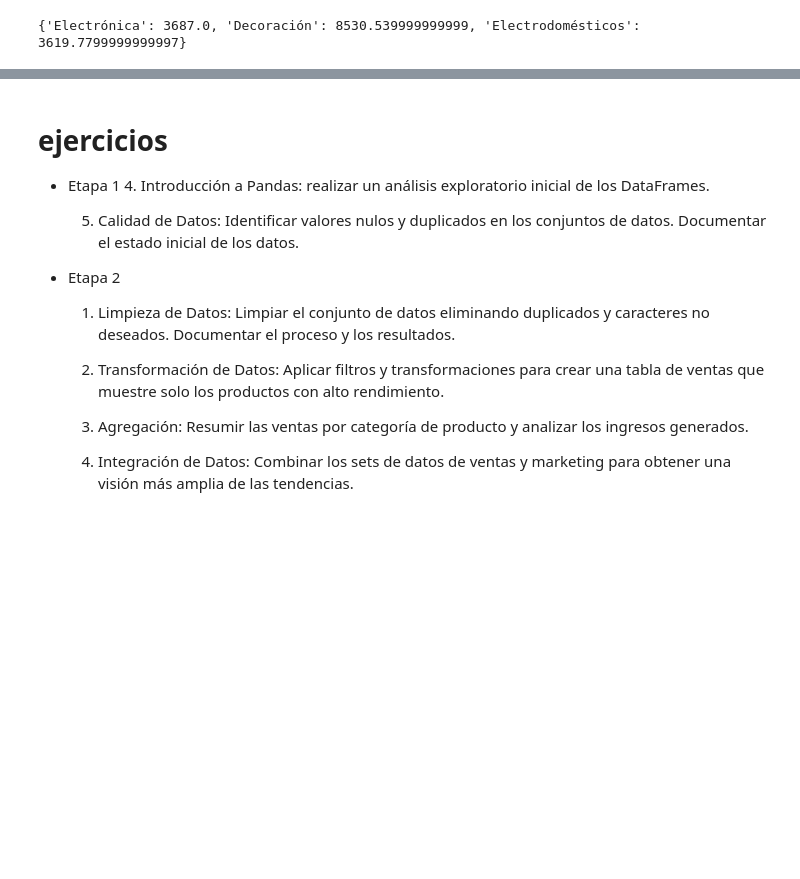
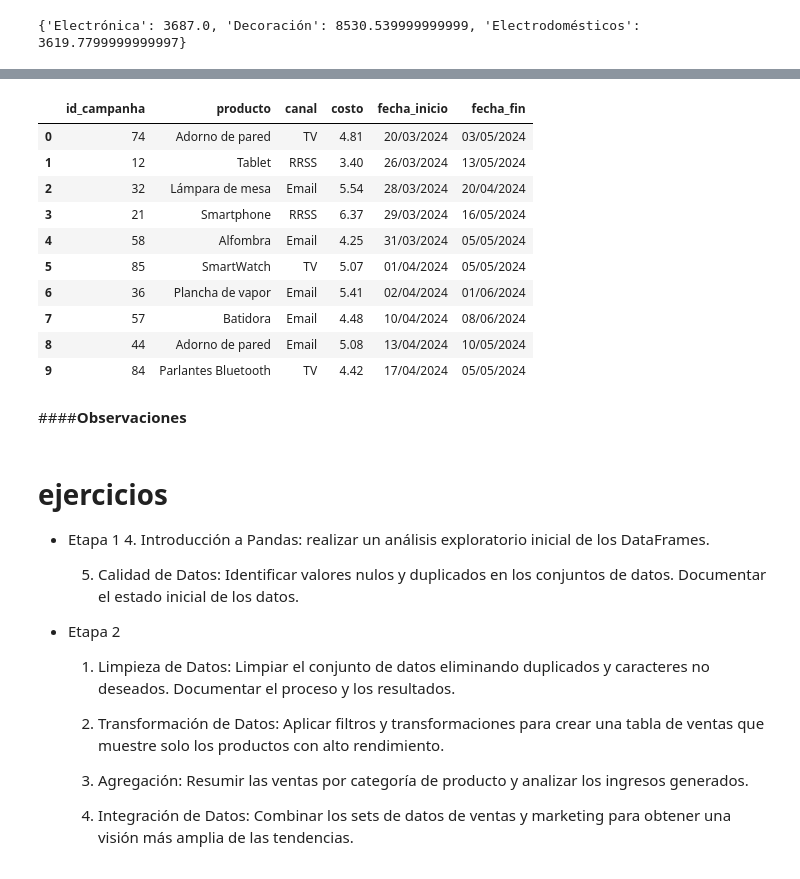
Before and after one commit to FedeM-Git/TT-2C2025-Data-Analitycs-Notebooks, a Jupyter notebook: Pre-Entrega_Maune/Pre-Entrega_Maune, Juan_Federico.ipynb, the cells around one changed output, grey strips where cells are left out. Cells and saved outputs as stored; diff of their text form; code cells hidden in the pictures; blank space fills up the shorter version.

```diff
--- a/Pre-Entrega_Maune/Pre-Entrega_Maune, Juan_Federico.ipynb
+++ b/Pre-Entrega_Maune/Pre-Entrega_Maune, Juan_Federico.ipynb
@@ -23,6 +23,6 @@ import pandas as pd
 df_clientes = pd.read_csv("https://raw.githubusercontent.com/FedeM-Git/TT-2C2025-Data-Analitycs-Notebooks/refs/heads/main/Pre-Entrega_Maune/datasets/clientes.csv")
 # %%
 # se importa data set marketing
-df_clientes = pd.read_csv("https://raw.githubusercontent.com/FedeM-Git/TT-2C2025-Data-Analitycs-Notebooks/refs/heads/main/Pre-Entrega_Maune/datasets/marketing.csv")
+df_marketing = pd.read_csv("https://raw.githubusercontent.com/FedeM-Git/TT-2C2025-Data-Analitycs-Notebooks/refs/heads/main/Pre-Entrega_Maune/datasets/marketing.csv")
 # %%
 # se importa data set ventas
@@ -98,3 +205,19 @@ print(ventas_por_categoria)
+# %%
+df_marketing.head(10)
+# %% [output]
+|  | id_campanha | producto | canal | costo | fecha_inicio | fecha_fin |
+| 0 | 74 | Adorno de pared | TV | 4.81 | 20/03/2024 | 03/05/2024 |
+| 1 | 12 | Tablet | RRSS | 3.40 | 26/03/2024 | 13/05/2024 |
+| 2 | 32 | Lámpara de mesa | Email | 5.54 | 28/03/2024 | 20/04/2024 |
+| 3 | 21 | Smartphone | RRSS | 6.37 | 29/03/2024 | 16/05/2024 |
+| 4 | 58 | Alfombra | Email | 4.25 | 31/03/2024 | 05/05/2024 |
+| 5 | 85 | SmartWatch | TV | 5.07 | 01/04/2024 | 05/05/2024 |
+| 6 | 36 | Plancha de vapor | Email | 5.41 | 02/04/2024 | 01/06/2024 |
+| 7 | 57 | Batidora | Email | 4.48 | 10/04/2024 | 08/06/2024 |
+| 8 | 44 | Adorno de pared | Email | 5.08 | 13/04/2024 | 10/05/2024 |
+| 9 | 84 | Parlantes Bluetooth | TV | 4.42 | 17/04/2024 | 05/05/2024 |
+# %% [markdown]
+####**Observaciones**
 # %% [markdown]
 # ejercicios
 
```
Also changed, not shown: parts of 15 cells of this notebook.
